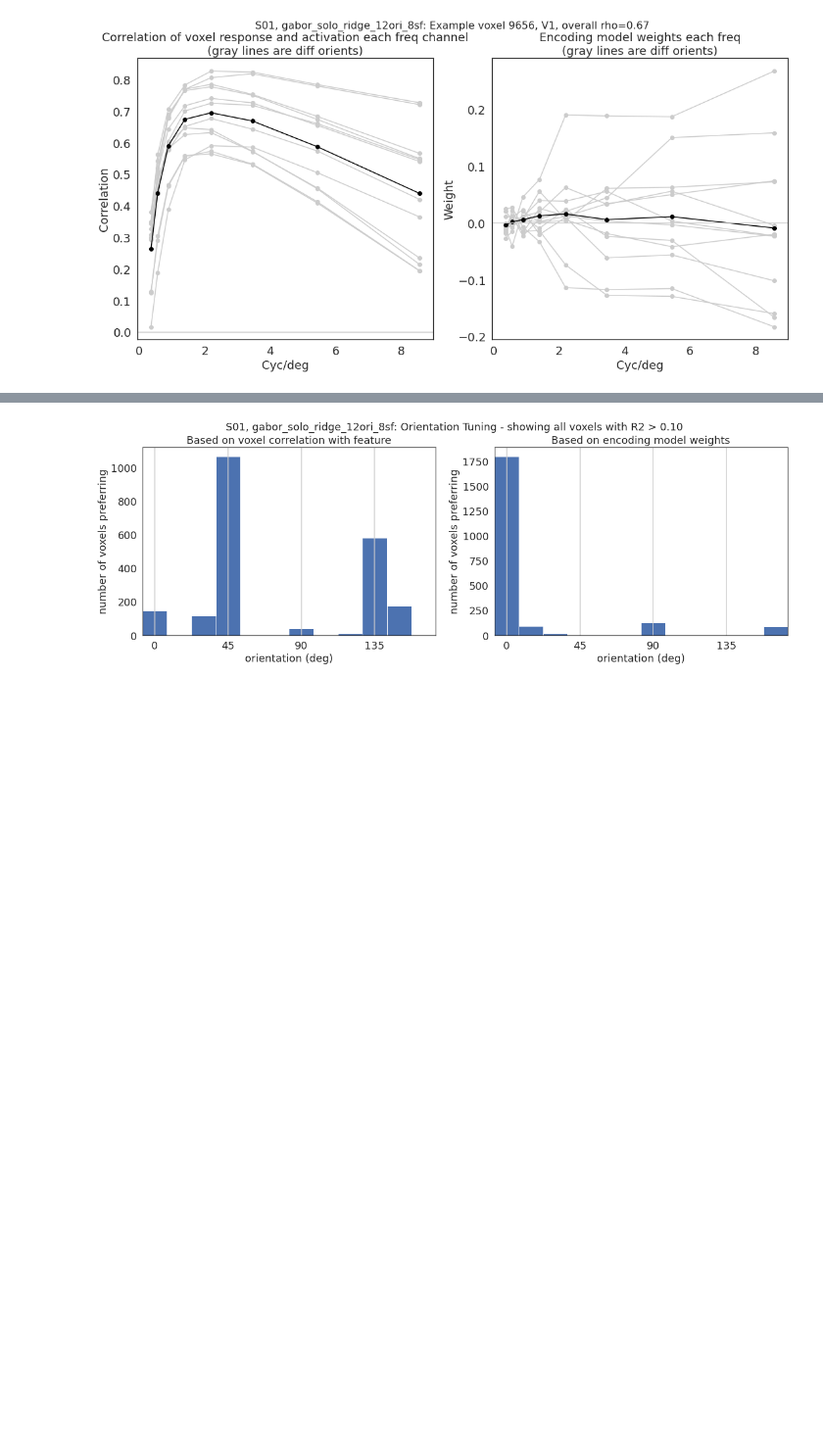
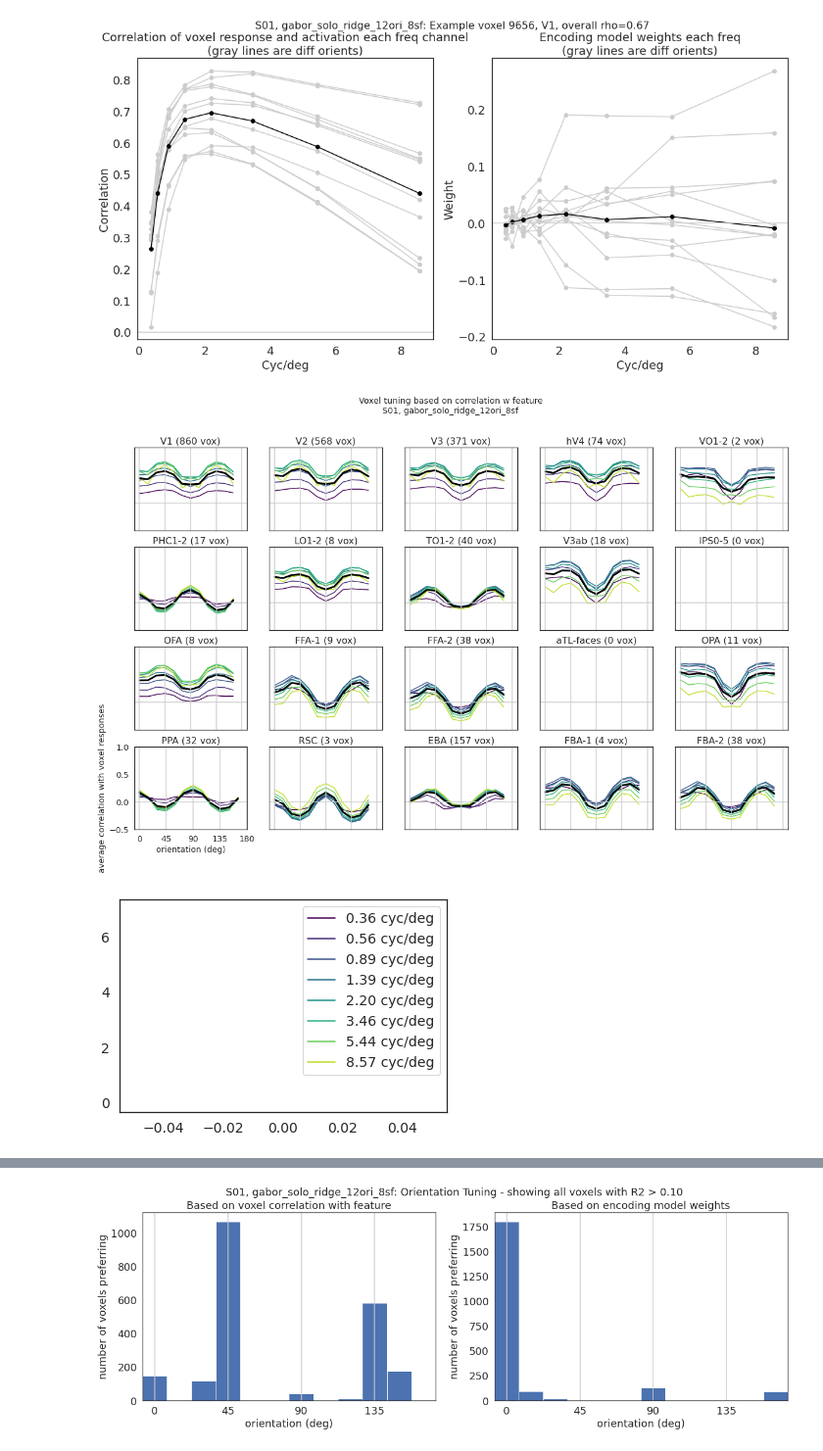
Before and after one commit to mmhenderson/modfit, a Jupyter notebook: notebooks/plot_encoding_model_fits/plot_gabor_model.ipynb, the cells around one changed output, grey strips where cells are left out. Shown at 98% size. Cells and saved outputs as stored; diff of their text form; code cells hidden in the pictures; blank space fills up the shorter version.

```diff
--- a/notebooks/plot_encoding_model_fits/plot_gabor_model.ipynb
+++ b/notebooks/plot_encoding_model_fits/plot_gabor_model.ipynb
@@ -297,3 +298,69 @@ plt.suptitle('S%02d, %s: Example voxel %d, %s, overall rho=%.2f'%( subject, \
                fitting_type, vidx, rname, val_cc[vidx]),fontsize=16);
 # %% [output]
 [figure]
+# %%
+# Plot average orientation tuning curves for each ROI
+
+r2_cutoff = 0.10
+val_r2 = out['val_r2'][:,0]
+abv_thresh = val_r2>r2_cutoff
+
+plt.figure(figsize=(20,12))
+npy = int(np.ceil(np.sqrt(n_rois-len(skip_inds))))
+npx = int(np.ceil((n_rois-len(skip_inds))/npy))
+
+colors = cm.viridis(np.linspace(0,0.9,n_sf))
+
+pi=0
+for rr in range(n_rois):
+
+    if rr not in skip_inds:
+        if is_ret[rr]:
+            inds_this_roi = retlabs==rr
+            rname = ret_names[rr]
+        elif is_face[rr]:
+            inds_this_roi = facelabs==(rr-nret)
+            rname = face_names[rr-nret]
+        elif is_place[rr]:
+            inds_this_roi = placelabs==(rr-nret-nface)
+            rname = place_names[rr-nret-nface]
+        elif is_body[rr]:
+            inds_this_roi = bodylabs==(rr-nret-nface-nplace)
+            rname = body_names[rr-nret-nface-nplace]
+
+        inds_this_roi = inds_this_roi & abv_thresh
+        pi+=1
+        plt.subplot(npx,npy,pi)
+
+        if np.sum(inds_this_roi)>0:
+            for sf in range(n_sf):
+                plt.plot(orients_deg, np.mean(allcorr_reshaped[inds_this_roi,:,sf], axis=0),\
+                     '-',color=colors[sf,:])
+            plt.plot(orients_deg,  np.mean(mean_orient_corr[inds_this_roi,:], axis=0),\
+                     '-',color='k',linewidth=3)
+
+        plt.axhline(0, color=[0.8, 0.8, 0.8])
+        plt.ylim([-0.5,1])
+
+        if pi==(npx-1)*npy+1:
+            plt.xlabel('orientation (deg)')
+            plt.ylabel('average correlation with voxel responses')
+            plt.xticks(np.arange(0,181,45))
+        else:
+            plt.xticks([]);
+            plt.yticks([])
+
+        for ii in np.arange(0,181,45):
+            plt.axvline(ii,color=[0.8, 0.8, 0.8])
+
+        plt.title('%s (%d vox)'%(rname, np.sum(inds_this_roi)))
+
+plt.suptitle('Voxel tuning based on correlation w feature\nS%02d, %s'%(subject, fitting_type));
+
+plt.figure();
+for sf in range(n_sf):
+    plt.plot(0,sf,color=colors[sf,:])
+plt.legend(['%.2f cyc/deg'%cyc_per_deg[sf] for sf in range(n_sf)]);
+# %% [output]
+[figure, added]
+[figure, added]
```
Also changed, not shown: parts of 8 cells of this notebook, 2 other files.
